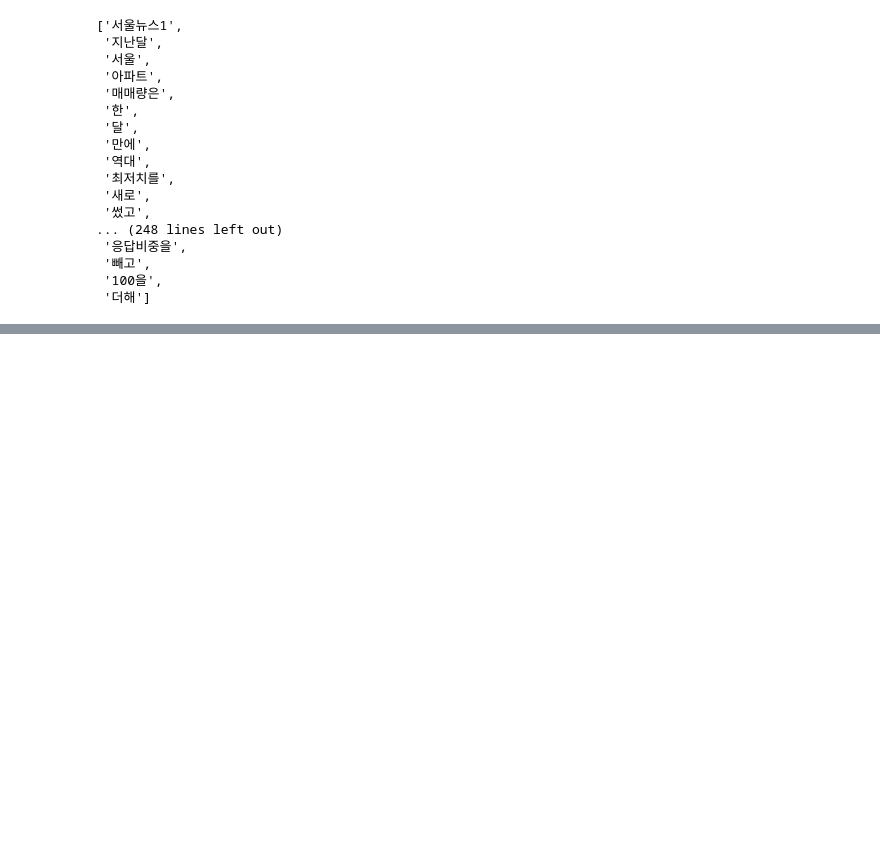
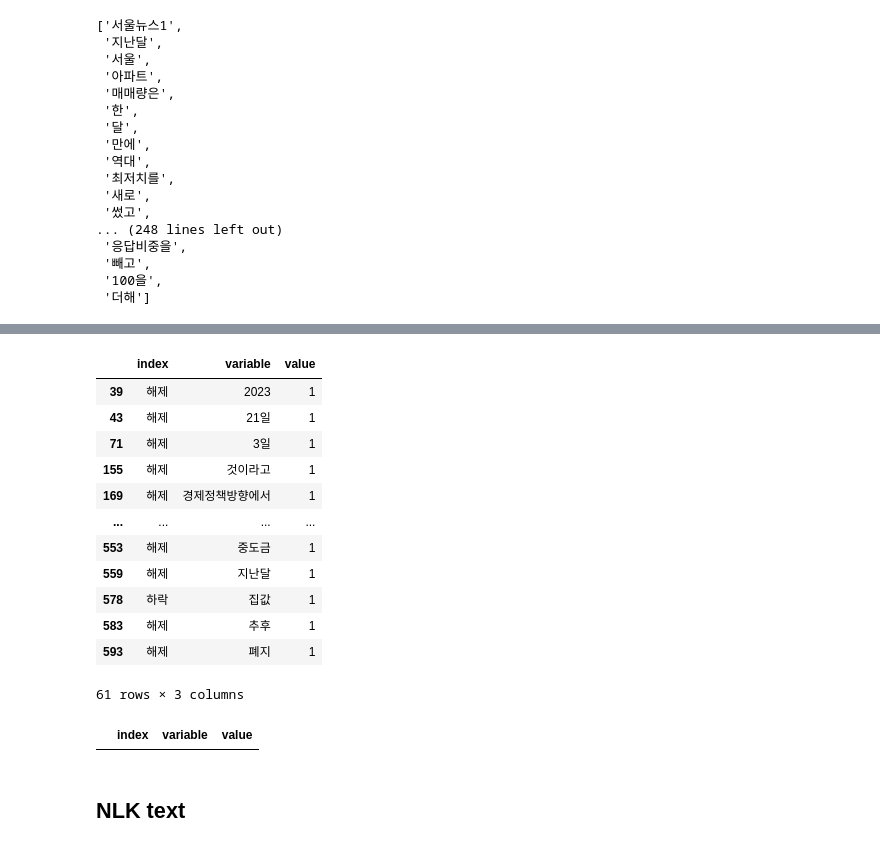
Before and after one commit to reejungkim/GraphTheory, a Jupyter notebook: NetworkX.ipynb, the cells around one changed output, grey strips where cells are left out. Cells and saved outputs as stored; diff of their text form; code cells hidden in the pictures; blank space fills up the shorter version.

```diff
--- a/NetworkX.ipynb
+++ b/NetworkX.ipynb
@@ -434,0 +543,36 @@ cfd.conditions()
+# %%
+from sklearn.feature_extraction.text import CountVectorizer
+docs = article_sentences
+count_model = CountVectorizer(ngram_range=(1,1)) # (1,1)으로 하면 default unigram model
+X = count_model.fit_transform(docs)
+X[X > 0] = 1 # run this line if you don't want extra within-text cooccurence (see below)
+Xc = (X.T * X) # this is co-occurrence matrix in sparse csr format
+Xc.setdiag(0) # sometimes you want to fill same word cooccurence to 0
+matrix_df = pd.DataFrame(Xc.todense(), columns=count_model.get_feature_names_out(), index=count_model.get_feature_names_out())
+# %%
+matrix_df = matrix_df[matrix_df.index.isin(['하락', '해제'])]
+# %%
+t = matrix_df.reset_index().melt(id_vars='index')
+t[t.value>0]
+# %% [output]
+|  | index | variable | value |
+| 39 | 해제 | 2023 | 1 |
+| 43 | 해제 | 21일 | 1 |
+| 71 | 해제 | 3일 | 1 |
+| 155 | 해제 | 것이라고 | 1 |
+| 169 | 해제 | 경제정책방향에서 | 1 |
+| ... | ... | ... | ... |
+| 553 | 해제 | 중도금 | 1 |
+| 559 | 해제 | 지난달 | 1 |
+| 578 | 하락 | 집값 | 1 |
+| 583 | 해제 | 추후 | 1 |
+| 593 | 해제 | 폐지 | 1 |
+61 rows × 3 columns
+# %%
+matrix_df = matrix_df[matrix_df.index.isin(['066 충북 14', '회복이 반영된 것으로'])].reset_index()
+t = matrix_df.melt(id_vars='index')#.groupby('variable').sum()
+t#[t.value>0]
+# %% [output]
+|  | index | variable | value |
+# %% [markdown]
+## NLK text
```
Also changed, not shown: parts of 12 cells of this notebook, 1 other file.
